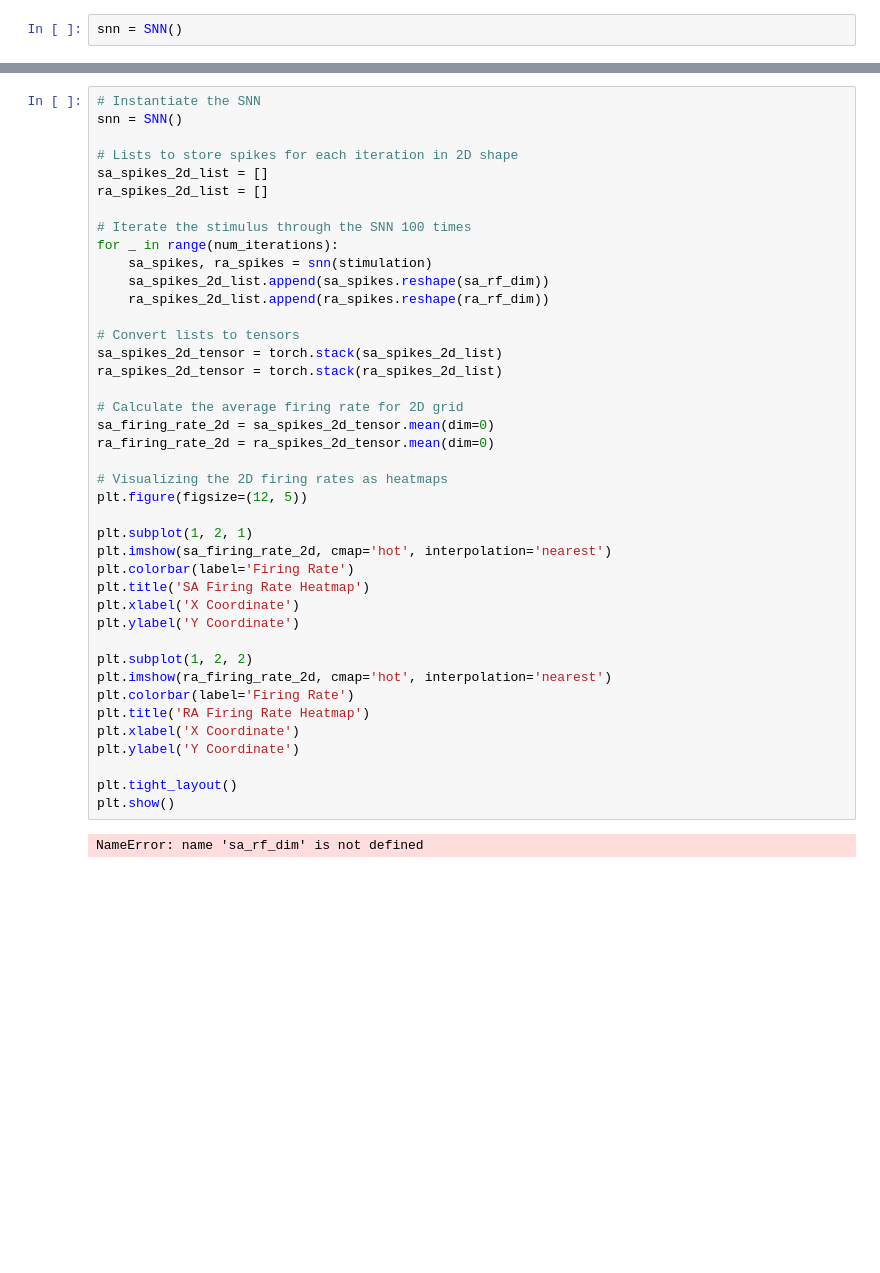
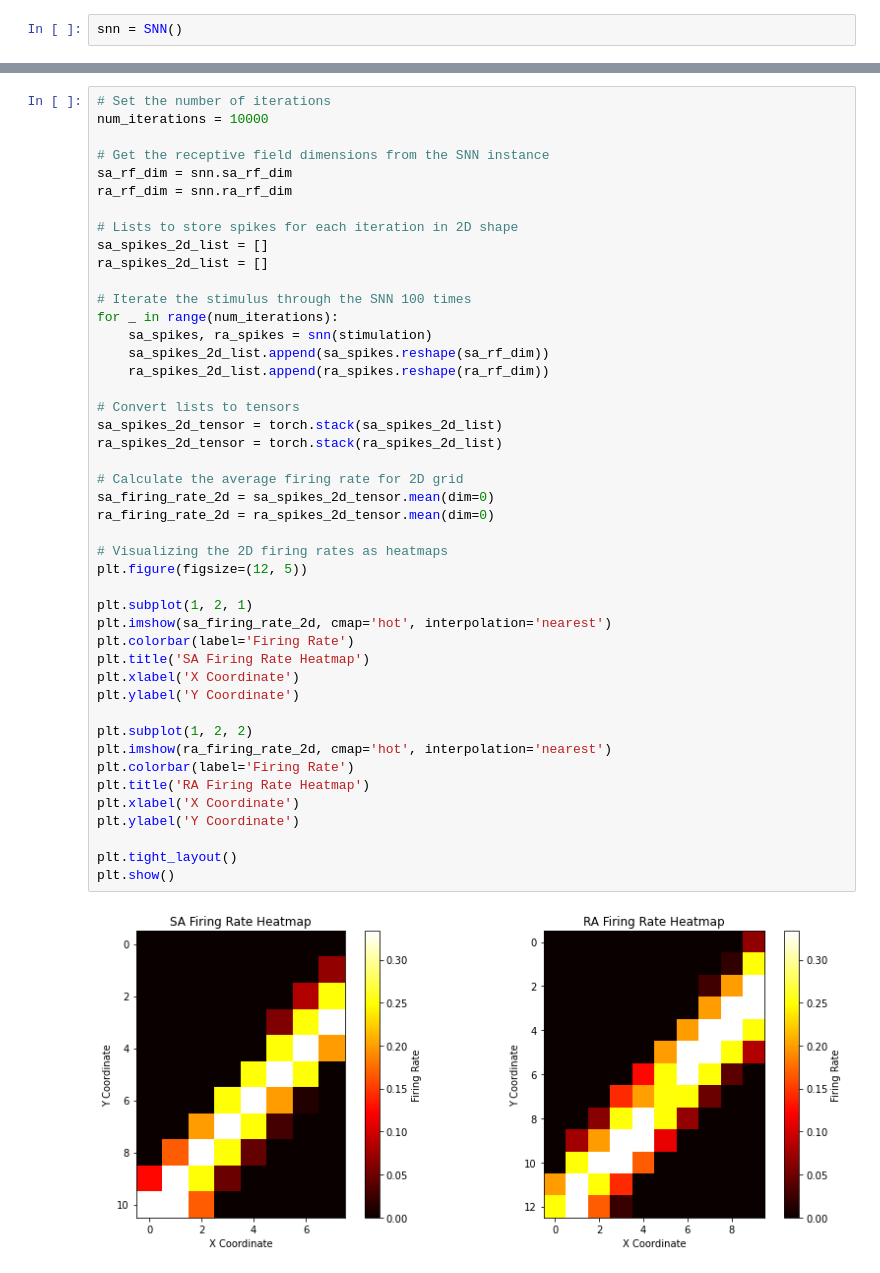
Before and after one commit to JHKim-UNIST-BCI/-17-2023_SFN, a Jupyter notebook: main_231023.ipynb, the cells around one changed output, grey strips where cells are left out. Drawn from its saved outputs; the diff is of its cells as text; blank space fills up the shorter version.

```diff
--- a/main_231023.ipynb
+++ b/main_231023.ipynb
@@ -55,6 +52,10 @@ tensor([-70.7386, -70.7386, -70.7386, -70.7386, -70.7385, -70.7352, -70.3833,
 # %%
-# Instantiate the SNN
-snn = SNN()
+# Set the number of iterations
+num_iterations = 10000
+
+# Get the receptive field dimensions from the SNN instance
+sa_rf_dim = snn.sa_rf_dim
+ra_rf_dim = snn.ra_rf_dim
 
 # Lists to store spikes for each iteration in 2D shape
 sa_spikes_2d_list = []
@@ -67,31 +68,31 @@ for _ in range(num_iterations):
     ra_spikes_2d_list.append(ra_spikes.reshape(ra_rf_dim))
 
 # Convert lists to tensors
 sa_spikes_2d_tensor = torch.stack(sa_spikes_2d_list)
 ra_spikes_2d_tensor = torch.stack(ra_spikes_2d_list)
 
 # Calculate the average firing rate for 2D grid
 sa_firing_rate_2d = sa_spikes_2d_tensor.mean(dim=0)
 ra_firing_rate_2d = ra_spikes_2d_tensor.mean(dim=0)
 
 # Visualizing the 2D firing rates as heatmaps
 plt.figure(figsize=(12, 5))
 
 plt.subplot(1, 2, 1)
 plt.imshow(sa_firing_rate_2d, cmap='hot', interpolation='nearest')
 plt.colorbar(label='Firing Rate')
 plt.title('SA Firing Rate Heatmap')
 plt.xlabel('X Coordinate')
 plt.ylabel('Y Coordinate')
 
 plt.subplot(1, 2, 2)
 plt.imshow(ra_firing_rate_2d, cmap='hot', interpolation='nearest')
 plt.colorbar(label='Firing Rate')
 plt.title('RA Firing Rate Heatmap')
 plt.xlabel('X Coordinate')
 plt.ylabel('Y Coordinate')
 
 plt.tight_layout()
 plt.show()
 # %% [output]
-NameError: name 'sa_rf_dim' is not defined
+[figure, added]
```
Also changed, not shown: parts of 3 cells of this notebook, 1 other file.
